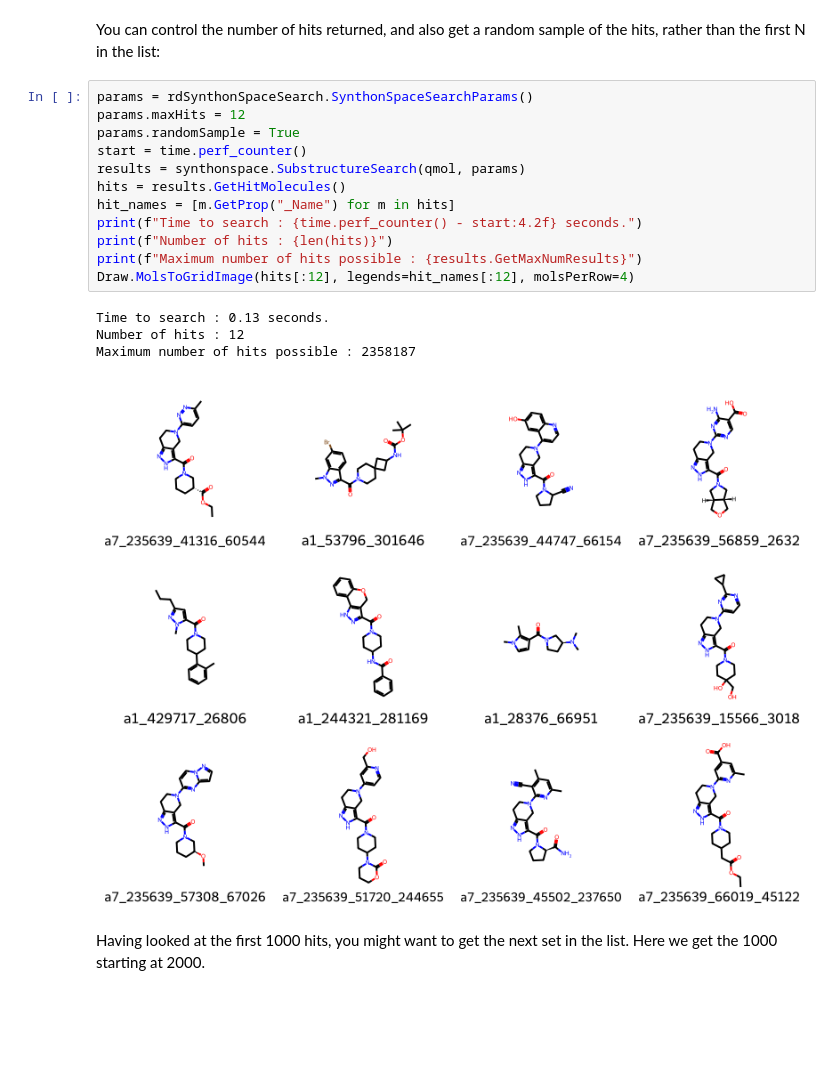
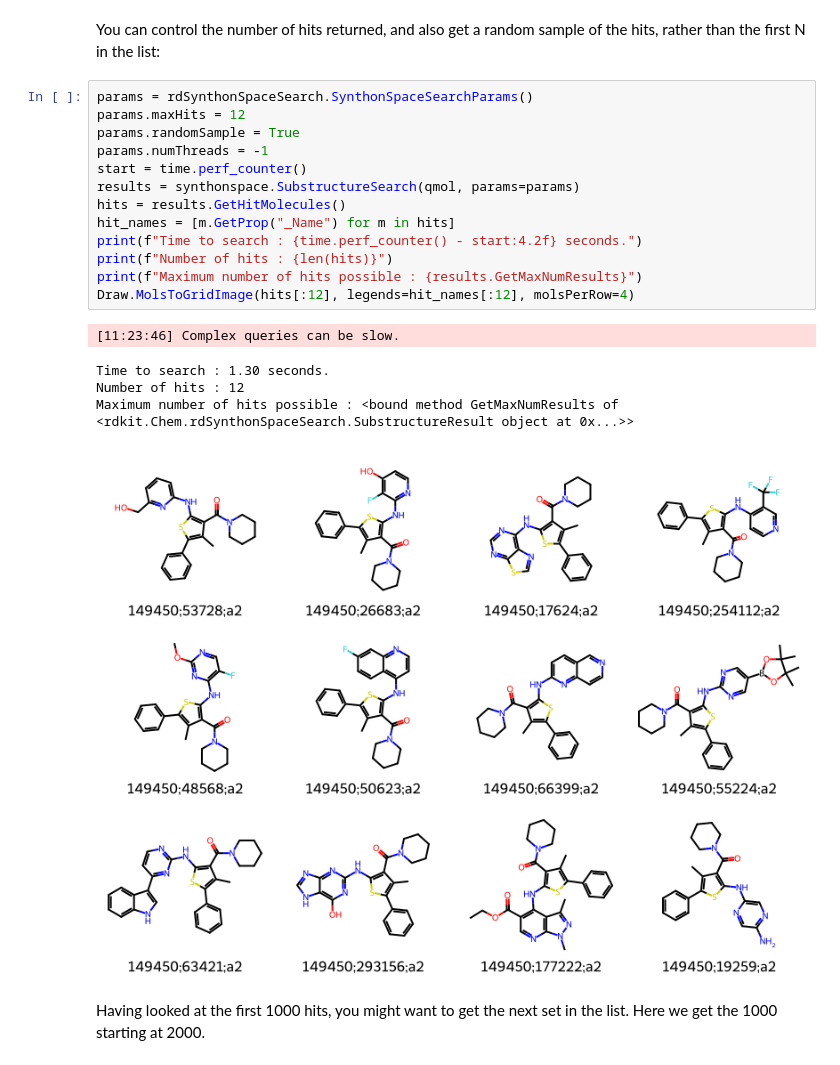
Before and after one commit to greglandrum/rdkit-blog, a Jupyter notebook: posts/2024-12-03-introducing-synthon-search.ipynb, the cells around one changed output. Cells and saved outputs as stored; diff of their text form; blank space fills up the shorter version.

```diff
--- a/posts/2024-12-03-introducing-synthon-search.ipynb
+++ b/posts/2024-12-03-introducing-synthon-search.ipynb
@@ -130,20 +135,22 @@ You can control the number of hits returned, and also get a random sample of the
 # %%
 params = rdSynthonSpaceSearch.SynthonSpaceSearchParams()
 params.maxHits = 12
 params.randomSample = True
+params.numThreads = -1
 start = time.perf_counter()
-results = synthonspace.SubstructureSearch(qmol, params)
+results = synthonspace.SubstructureSearch(qmol, params=params)
 hits = results.GetHitMolecules()
 hit_names = [m.GetProp("_Name") for m in hits]
 print(f"Time to search : {time.perf_counter() - start:4.2f} seconds.")
 print(f"Number of hits : {len(hits)}")
 print(f"Maximum number of hits possible : {results.GetMaxNumResults}")
 Draw.MolsToGridImage(hits[:12], legends=hit_names[:12], molsPerRow=4)
 # %% [output]
-Time to search : 0.13 seconds.
-Number of hits : 12
-Maximum number of hits possible : 2358187
+[11:23:46] Complex queries can be slow.
+Time to search : 1.30 seconds.
+Number of hits : 12
+Maximum number of hits possible : <bound method GetMaxNumResults of <rdkit.Chem.rdSynthonSpaceSearch.SubstructureResult object at 0x...>>
-[figure, old version]
+[figure, new version]
 # %% [markdown]
 Having looked at the first 1000 hits, you might want to get the next set in the list.  Here we get the 1000 starting at 2000.
 # %%
```
Also changed, not shown: parts of 14 cells of this notebook.
